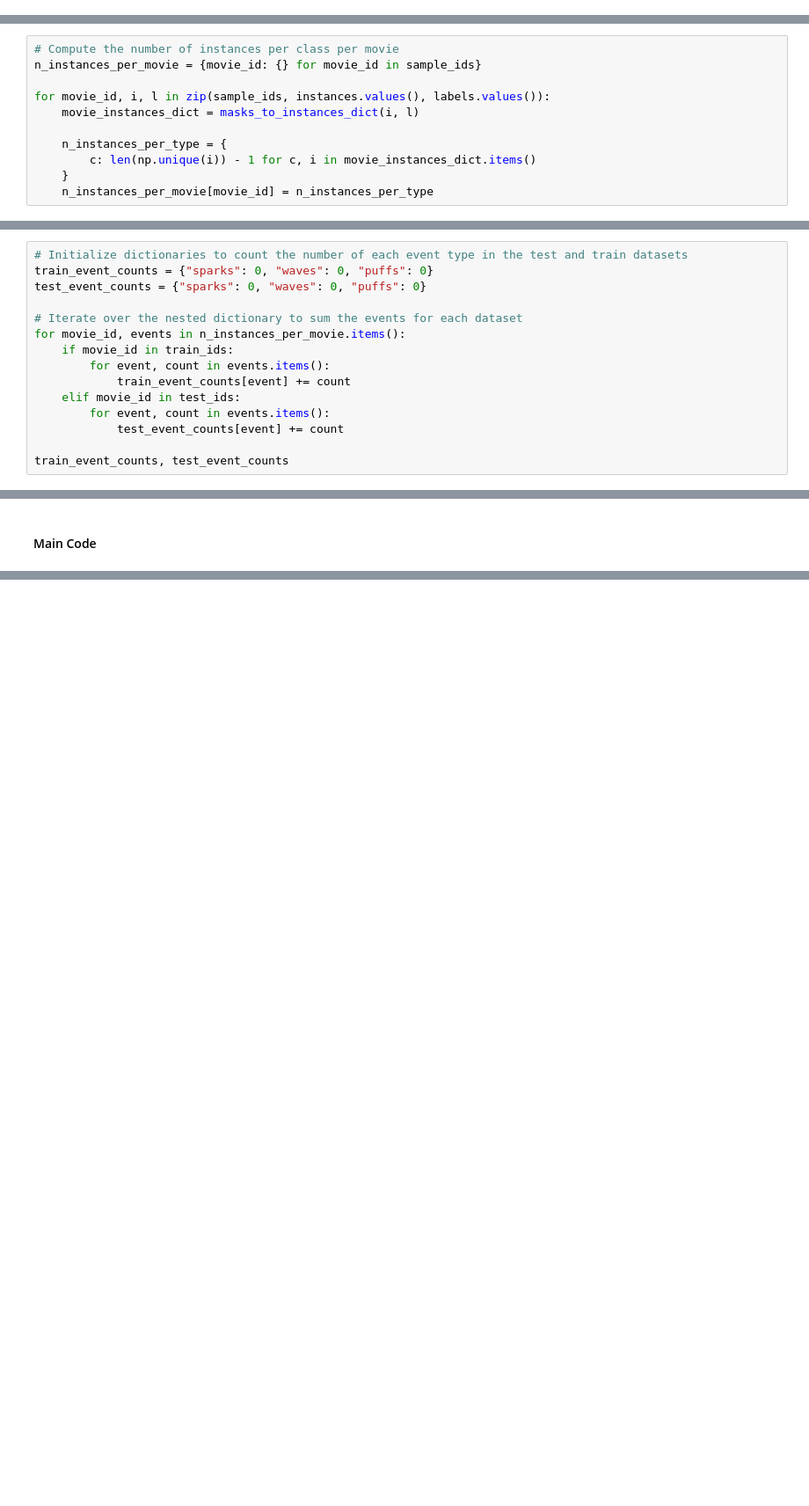
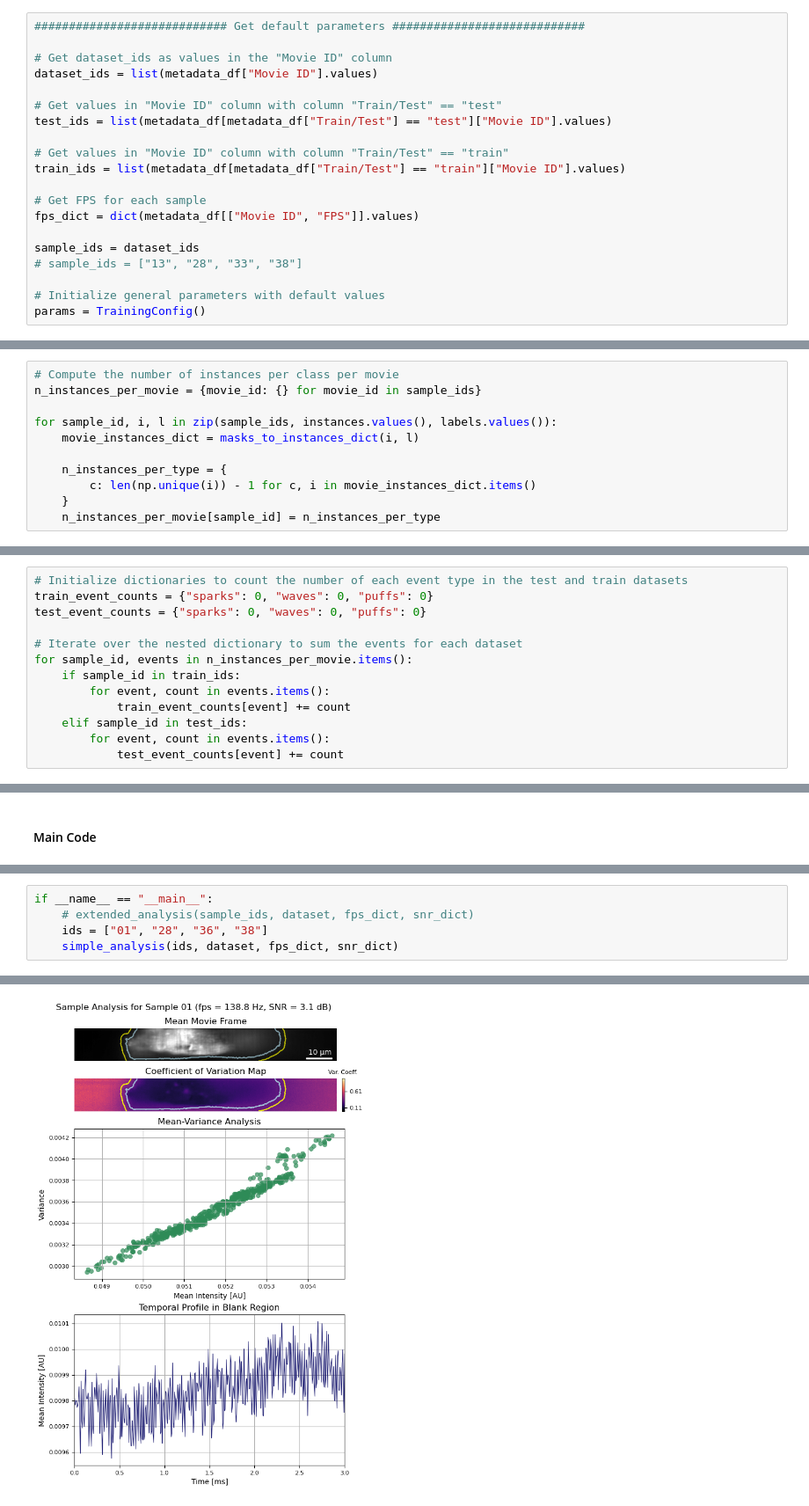
Before and after one commit to dottipr/sparks_project, a Jupyter notebook: notebooks_raw/ANALYSIS compute dataset stats.ipynb, the cells around one changed output, grey strips where cells are left out. Shown at 88% size. Drawn from its saved outputs; the diff is of its cells as text; blank space fills up the shorter version.

Commit message:
update samples noise analysis

```diff
--- a/notebooks_raw/ANALYSIS compute dataset stats.ipynb
+++ b/notebooks_raw/ANALYSIS compute dataset stats.ipynb
@@ -161,0 +78,20 @@ fps_dict = dict(zip(dataset_ids, fps_values))
+# %%
+############################ Get default parameters ############################
+
+# Get dataset_ids as values in the "Movie ID" column
+dataset_ids = list(metadata_df["Movie ID"].values)
+
+# Get values in "Movie ID" column with column "Train/Test" == "test"
+test_ids = list(metadata_df[metadata_df["Train/Test"] == "test"]["Movie ID"].values)
+
+# Get values in "Movie ID" column with column "Train/Test" == "train"
+train_ids = list(metadata_df[metadata_df["Train/Test"] == "train"]["Movie ID"].values)
+
+# Get FPS for each sample
+fps_dict = dict(metadata_df[["Movie ID", "FPS"]].values)
+
+sample_ids = dataset_ids
+# sample_ids = ["13", "28", "33", "38"]
+
+# Initialize general parameters with default values
+params = TrainingConfig()
@@ -188,13 +344,13 @@ labels = dataset.get_labels()
 # Compute the number of instances per class per movie
 n_instances_per_movie = {movie_id: {} for movie_id in sample_ids}
 
-for movie_id, i, l in zip(sample_ids, instances.values(), labels.values()):
+for sample_id, i, l in zip(sample_ids, instances.values(), labels.values()):
     movie_instances_dict = masks_to_instances_dict(i, l)
 
     n_instances_per_type = {
         c: len(np.unique(i)) - 1 for c, i in movie_instances_dict.items()
     }
-    n_instances_per_movie[movie_id] = n_instances_per_type
+    n_instances_per_movie[sample_id] = n_instances_per_type
 # %%
 # Convert nested dictionary into a DataFrame for easier analysis
 instances_df = pd.DataFrame.from_dict(n_instances_per_movie, orient="index")
@@ -270,12 +421,10 @@ train_event_counts = {"sparks": 0, "waves": 0, "puffs": 0}
 test_event_counts = {"sparks": 0, "waves": 0, "puffs": 0}
 
 # Iterate over the nested dictionary to sum the events for each dataset
-for movie_id, events in n_instances_per_movie.items():
-    if movie_id in train_ids:
+for sample_id, events in n_instances_per_movie.items():
+    if sample_id in train_ids:
         for event, count in events.items():
             train_event_counts[event] += count
-    elif movie_id in test_ids:
+    elif sample_id in test_ids:
         for event, count in events.items():
             test_event_counts[event] += count
-
-train_event_counts, test_event_counts
@@ -644,0 +1022,6 @@ Analyzing temporal noise for sample 34
+# %%
+if __name__ == "__main__":
+    # extended_analysis(sample_ids, dataset, fps_dict, snr_dict)
+    ids = ["01", "28", "36", "38"]
+    simple_analysis(ids, dataset, fps_dict, snr_dict)
+# %% [output]
@@ -644,0 +1033 @@ Analyzing temporal noise for sample 34
+[figure, added]
```
Also changed, not shown: parts of 31 cells of this notebook, 2 other files.
